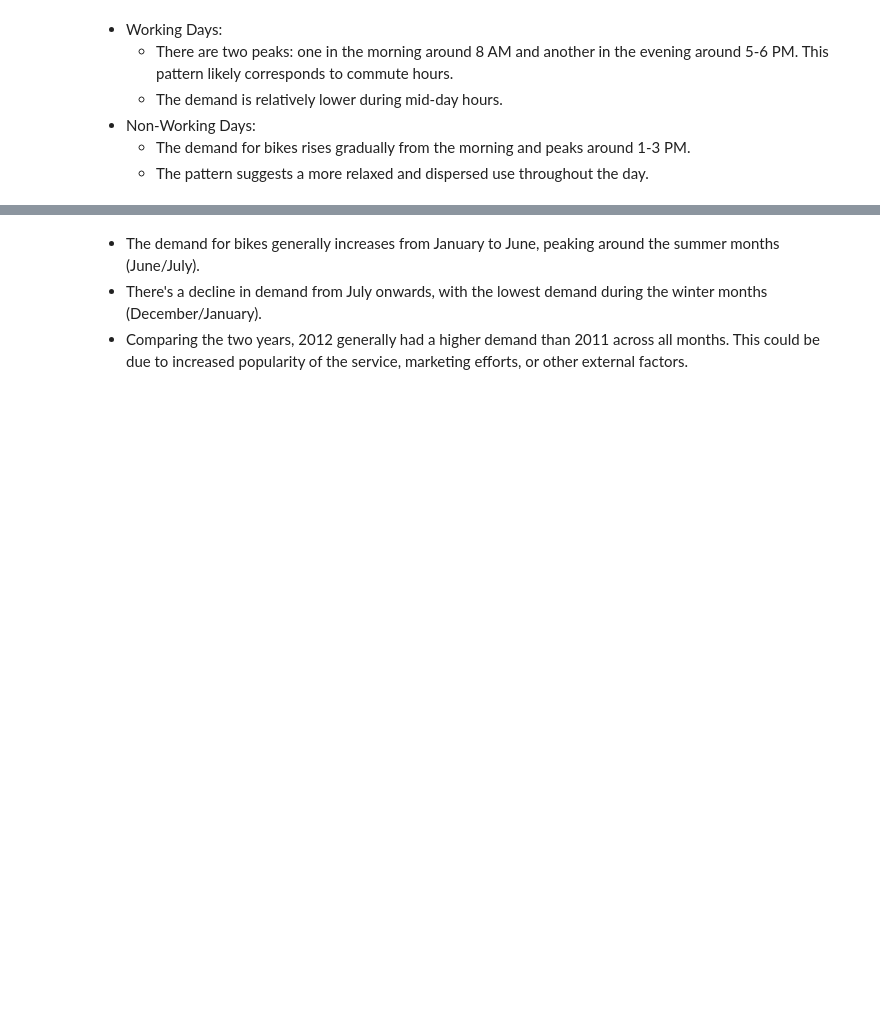
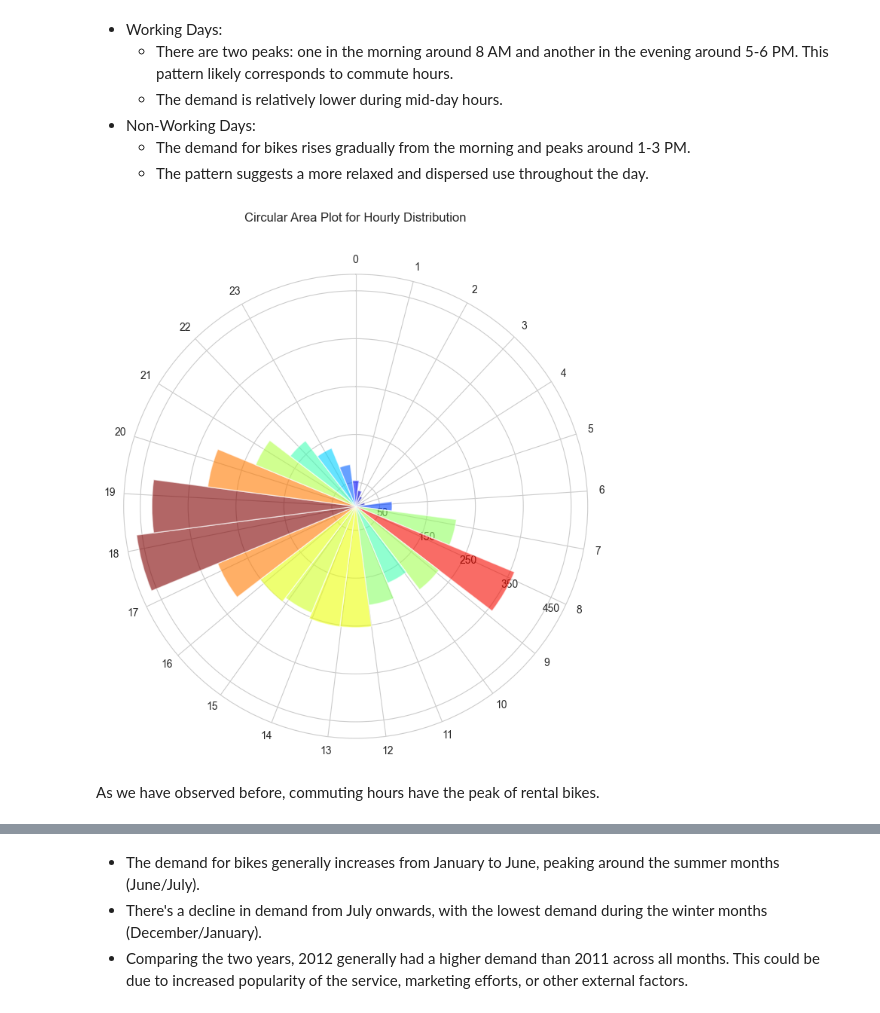
Before and after one commit to gor2000/PYTHON_II_GP, a Jupyter notebook: Group5_Notebook_Assignment2.ipynb, the cells around one changed output, grey strips where cells are left out. Drawn from its saved outputs; the diff is of its cells as text; code cells hidden in the pictures; blank space fills up the shorter version.

```diff
--- a/Group5_Notebook_Assignment2.ipynb
+++ b/Group5_Notebook_Assignment2.ipynb
@@ -114,6 +128,36 @@ plt.show()
 * Non-Working Days:
     * The demand for bikes rises gradually from the morning and peaks around 1-3 PM.
     * The pattern suggests a more relaxed and dispersed use throughout the day.
+# %%
+# Calculate mean counts for each hour
+hourly_counts = df.groupby("hr")["cnt"].mean().reset_index()
+
+# Create circular area plot
+theta = np.linspace(0.0, 2 * np.pi, 24, endpoint=False)
+radii = hourly_counts["cnt"].values
+width = np.pi / 12
+
+fig = plt.figure(figsize=(8, 8))
+ax = plt.subplot(111, projection='polar')
+bars = ax.bar(theta, radii, width=width, bottom=0.0, color='deepskyblue', alpha=0.7)
+
+# Use custom colors and opacity
+for r, bar in zip(radii, bars):
+    bar.set_facecolor(plt.cm.jet(r / 400))
+    bar.set_alpha(0.6)
+
+ax.set_theta_zero_location("N")
+ax.set_theta_direction(-1)
+ax.set_rlabel_position(120)
+ax.set_yticks([50, 150, 250, 350, 450])
+ax.set_xticks(np.pi/12. * np.linspace(0, 23, 24, endpoint=False))
+ax.set_xticklabels(range(24))
+plt.title("Circular Area Plot for Hourly Distribution", y=1.1)
+plt.show()
+# %% [output]
+[figure, added]
+# %% [markdown]
+As we have observed before, commuting hours have the peak of rental bikes.
 # %%
 # Plot the monthly distribution of bike rentals
 plt.figure(figsize=(14, 6))
```
Also changed, not shown: parts of 14 cells of this notebook.
